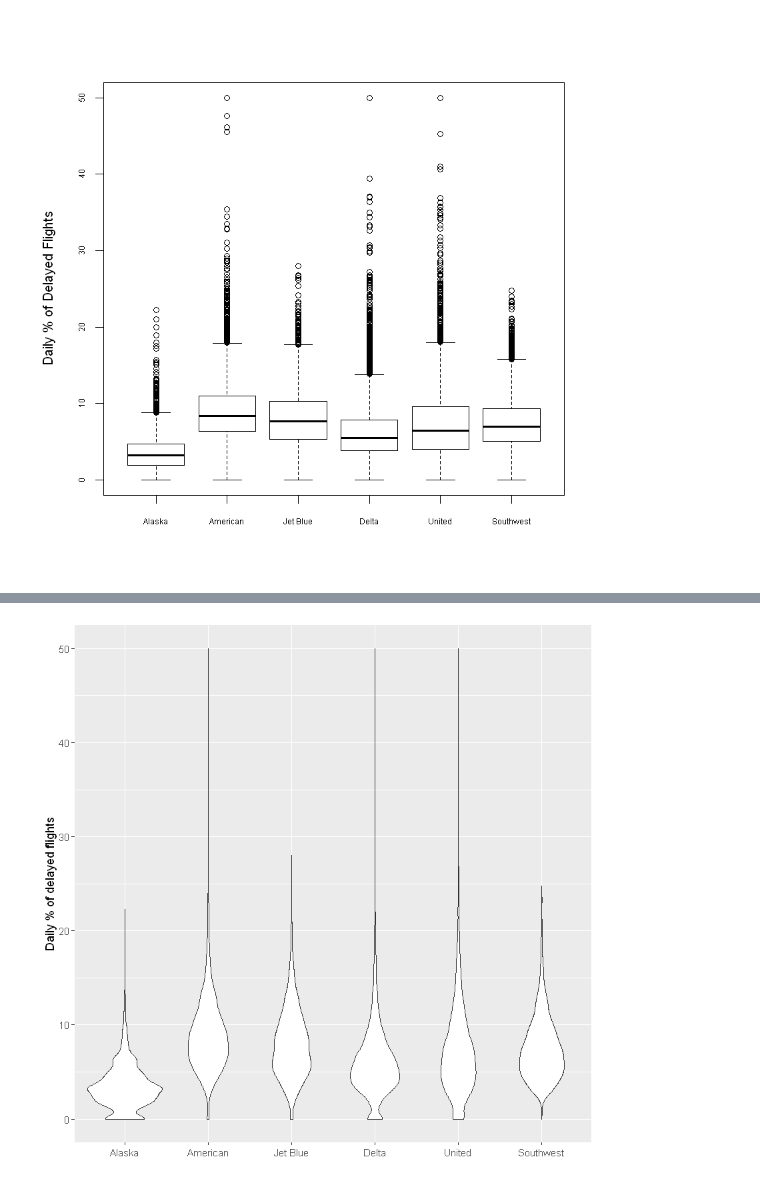
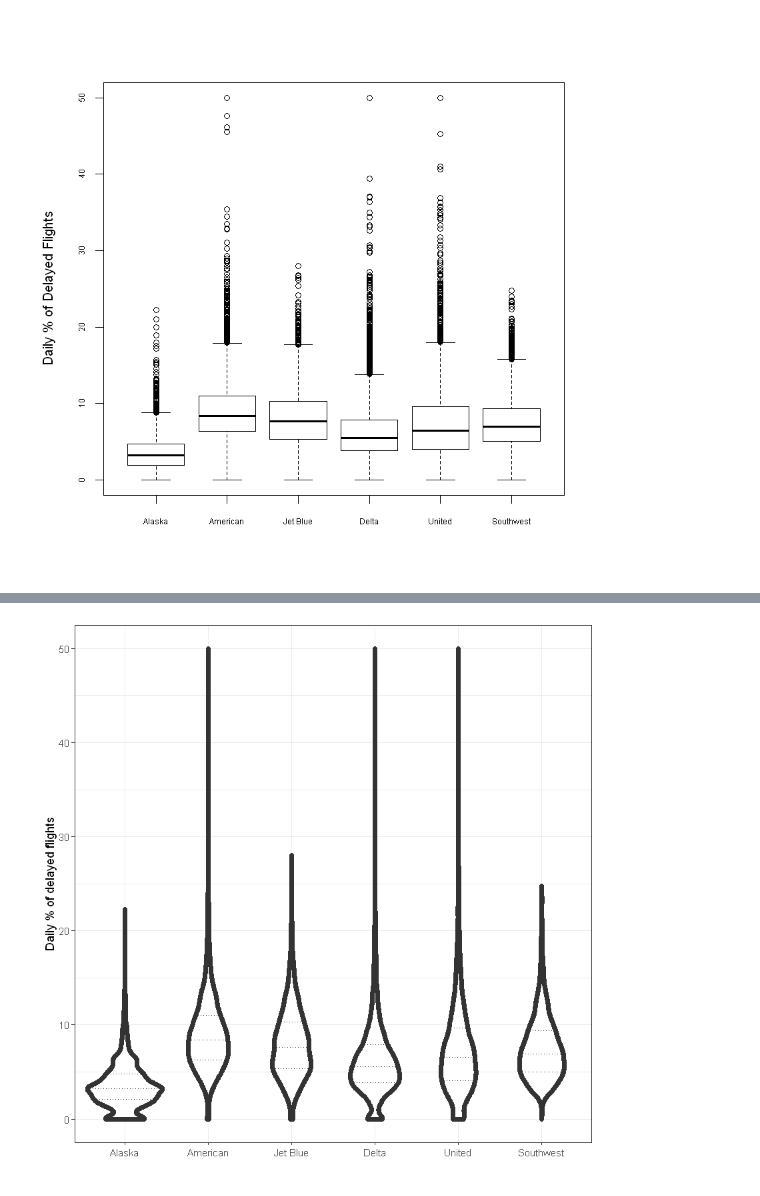
Before and after one commit to hmishra0/Statistics-for-Data-Scientists, a Jupyter notebook: Exploratory Data Analysis .ipynb, the cells around one changed output, grey strips where cells are left out. Drawn from its saved outputs; the diff is of its cells as text; code cells hidden in the pictures.

```diff
--- a/Exploratory Data Analysis .ipynb
+++ b/Exploratory Data Analysis .ipynb
@@ -151,8 +157,9 @@ boxplot(pct_carrier_delay ~ airline, data = airline_stats, ylim= c(0, 50), cex.a
 [figure]
 # %%
 ggplot(data = airline_stats, aes(airline, pct_carrier_delay)) +
-ylim(0, 50) +
-geom_violin() +
+ylim(0, 50) +geom_violin(draw_quantiles = c(.25, .5, .75), linetype=3) +
+geom_violin(fill=NA, size=2) +
+theme_bw() +
 labs(x = "", y = "Daily % of delayed flights")
 # %% [output]
 Warning message:
@@ -159,2 +167,2 @@ Warning message:
 "Removed 38 rows containing non-finite values (stat_ydensity)."
-[figure, old version]
+[figure, new version]
```
Also changed, not shown: parts of 6 cells of this notebook.
